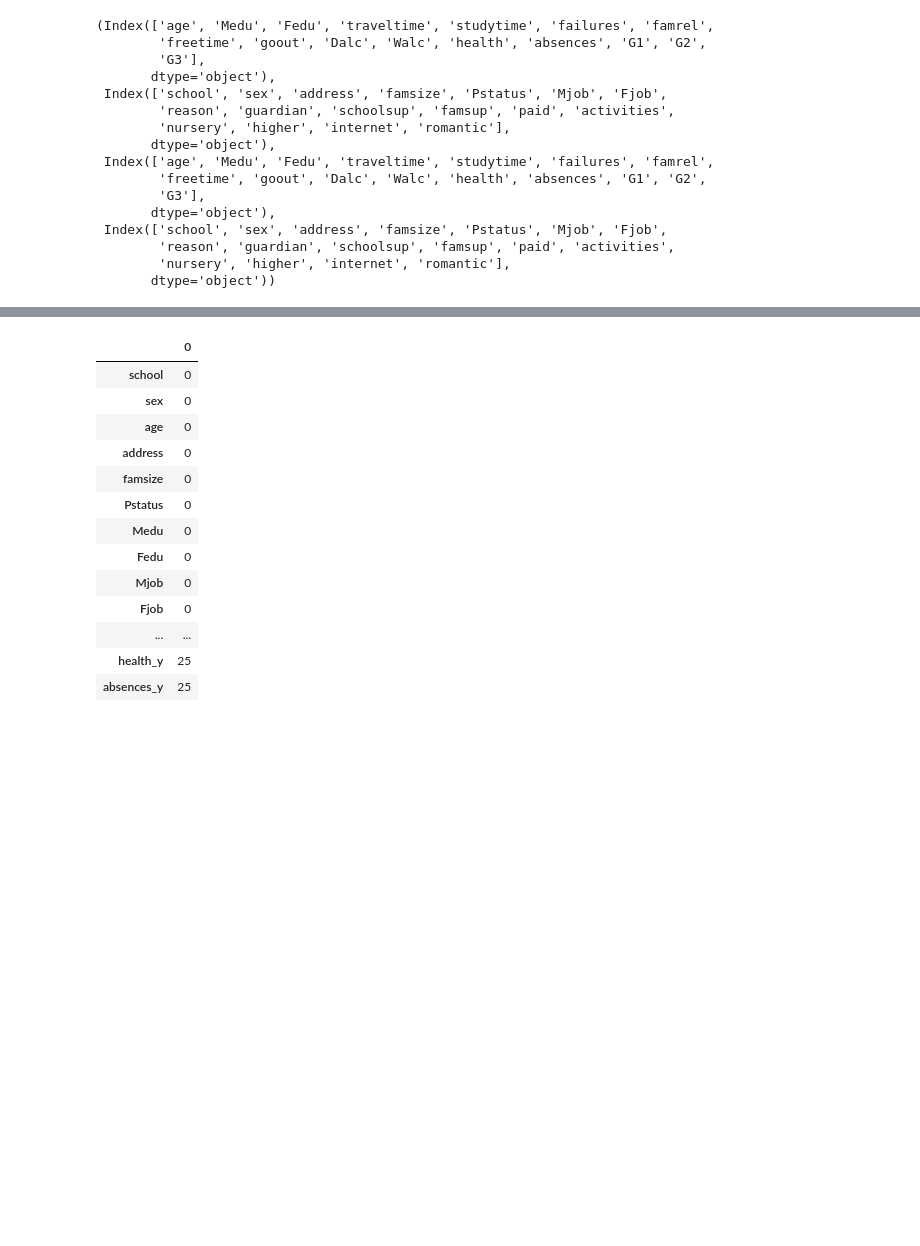
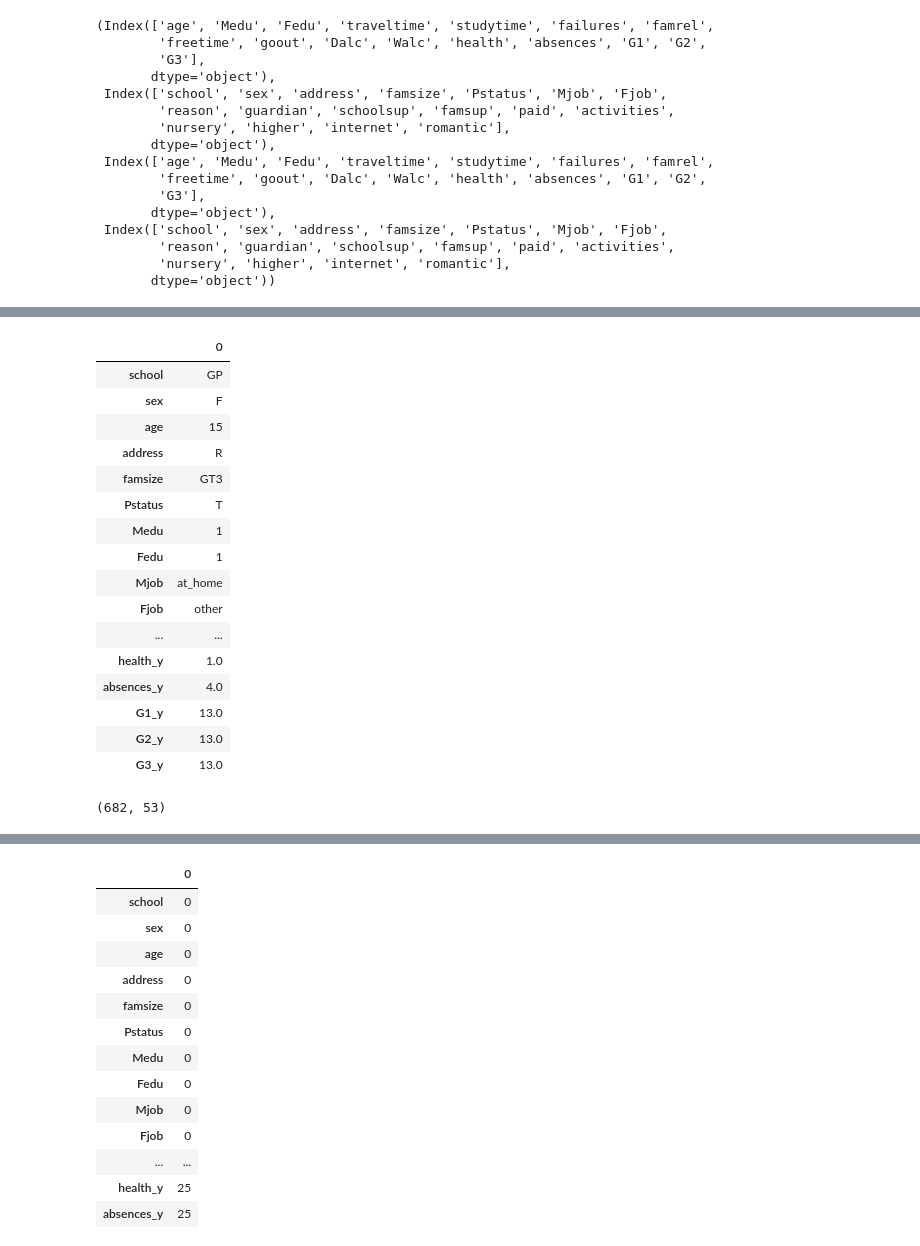
Before and after one commit to TienNguyen0712/student-alcohol-consumption-data-mining, a Jupyter notebook: notebooks/02_preprocessing.ipynb, the cells around one changed output, grey strips where cells are left out. Saved outputs shown, nothing was run; the diff lists cells and outputs as text; code cells hidden in the pictures; blank space fills up the shorter version.

```diff
--- a/notebooks/02_preprocessing.ipynb
+++ b/notebooks/02_preprocessing.ipynb
@@ -66,0 +92,24 @@ student_mat_por = pd.merge(student_mat, student_por, on=["school","sex","age","a
+# %%
+student_mat_por.head(1).T
+# %% [output]
+|  | 0 |
+| school | GP |
+| sex | F |
+| age | 15 |
+| address | R |
+| famsize | GT3 |
+| Pstatus | T |
+| Medu | 1 |
+| Fedu | 1 |
+| Mjob | at_home |
+| Fjob | other |
+| ... | ... |
+| health_y | 1.0 |
+| absences_y | 4.0 |
+| G1_y | 13.0 |
+| G2_y | 13.0 |
+| G3_y | 13.0 |
+# %%
+student_mat_por.shape
+# %% [output]
+(682, 53)
```
Also changed, not shown: parts of 6 cells of this notebook.
